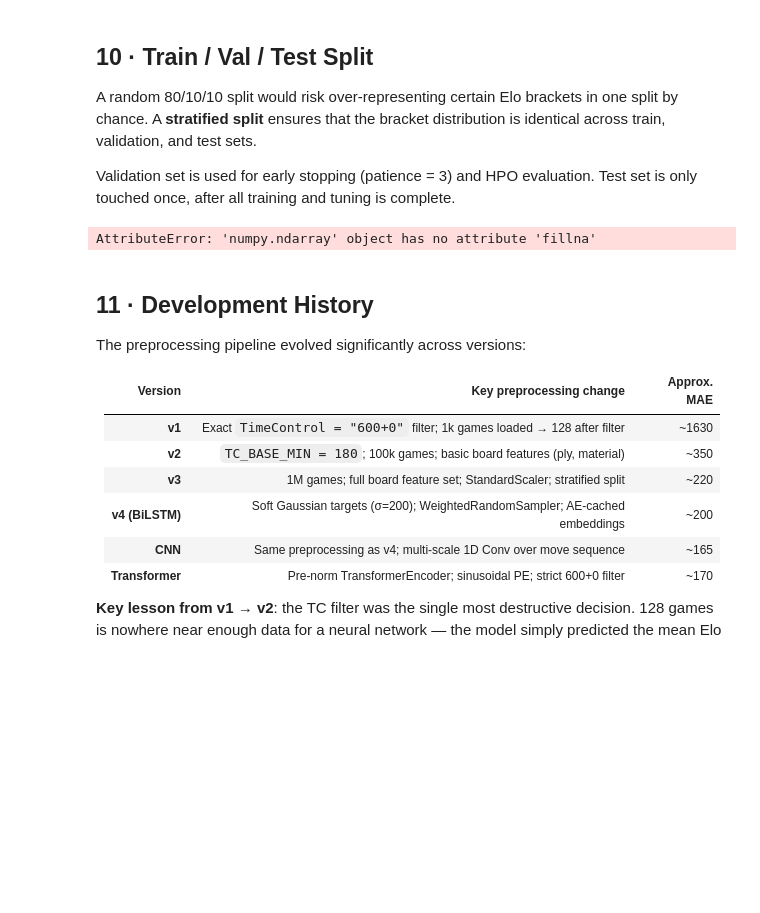
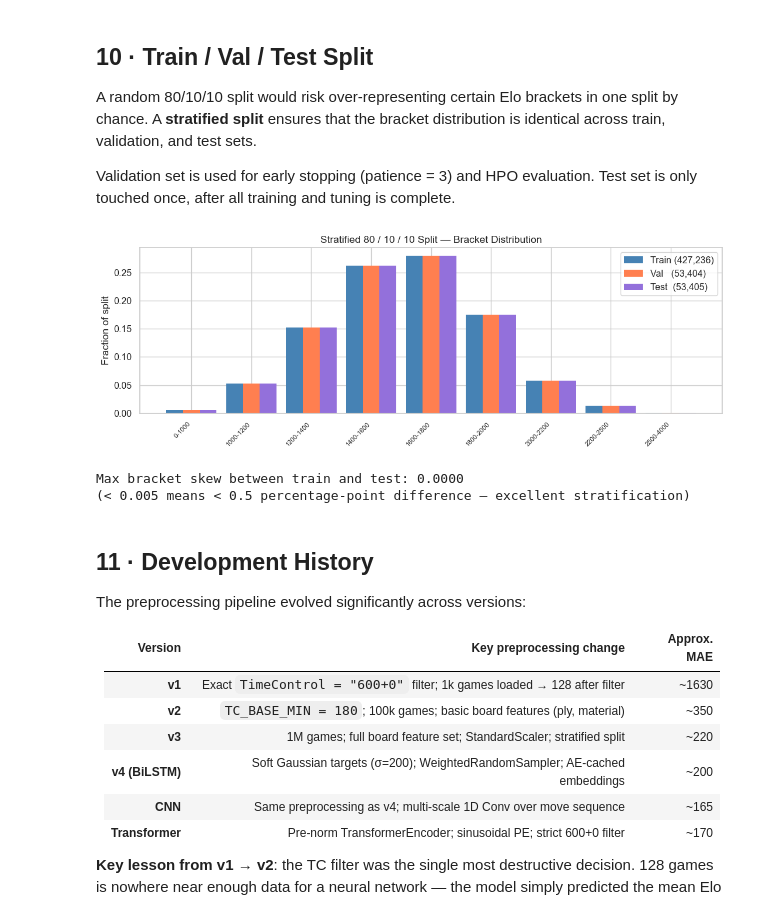
Before and after one commit to Defogh/AppML_FinalProject, a Jupyter notebook: root/workspace/elias_sandbox/chess_elo_preprocessing.ipynb, the cells around one changed output. Cells and saved outputs as stored; diff of their text form; code cells hidden in the pictures; blank space fills up the shorter version.

```diff
--- a/root/workspace/elias_sandbox/chess_elo_preprocessing.ipynb
+++ b/root/workspace/elias_sandbox/chess_elo_preprocessing.ipynb
@@ -917,35 +916,37 @@ all_idx = np.arange(len(df))
 idx_tr, idx_tmp = train_test_split(all_idx, test_size=0.20,
                                    stratify=strata, random_state=SEED)
 idx_val, idx_te = train_test_split(idx_tmp, test_size=0.50,
                                    stratify=strata[idx_tmp], random_state=SEED)
 
 bin_labels = [f'{ELO_BINS_S[i]}-{ELO_BINS_S[i+1]}' for i in range(len(ELO_BINS_S)-1)]
 
 def bracket_dist(idx_arr):
-    return pd.cut(avg_elo_f[idx_arr], bins=ELO_BINS_S, labels=False
+    return pd.cut(pd.Series(avg_elo_f[idx_arr]), bins=ELO_BINS_S, labels=False
                   ).value_counts().sort_index() / len(idx_arr)
 
 tr_d, val_d, te_d = bracket_dist(idx_tr), bracket_dist(idx_val), bracket_dist(idx_te)
 
 x = np.arange(len(bin_labels))
 w = 0.28
 fig, ax = plt.subplots(figsize=(11, 4))
 ax.bar(x - w, tr_d.values,  w, label=f'Train ({len(idx_tr):,})',  color='steelblue',    edgecolor='none')
 ax.bar(x,     val_d.values, w, label=f'Val   ({len(idx_val):,})',  color='coral',        edgecolor='none')
 ax.bar(x + w, te_d.values,  w, label=f'Test  ({len(idx_te):,})',  color='mediumpurple', edgecolor='none')
 ax.set_xticks(x)
 ax.set_xticklabels(bin_labels, rotation=45, ha='right', fontsize=8)
 ax.set_ylabel('Fraction of split')
 ax.legend()
 ax.set_title('Stratified 80 / 10 / 10 Split — Bracket Distribution')
 plt.tight_layout()
 plt.show()
 
 max_skew = max(abs(tr_d.values - te_d.values))
 print(f'Max bracket skew between train and test: {max_skew:.4f}')
 print('(< 0.005 means < 0.5 percentage-point difference — excellent stratification)')
 # %% [output]
+[figure, added]
-AttributeError: 'numpy.ndarray' object has no attribute 'fillna'
+Max bracket skew between train and test: 0.0000
+(< 0.005 means < 0.5 percentage-point difference — excellent stratification)
 # %% [markdown]
 ## 11 · Development History
 
```
Also changed, not shown: parts of 11 cells of this notebook.
